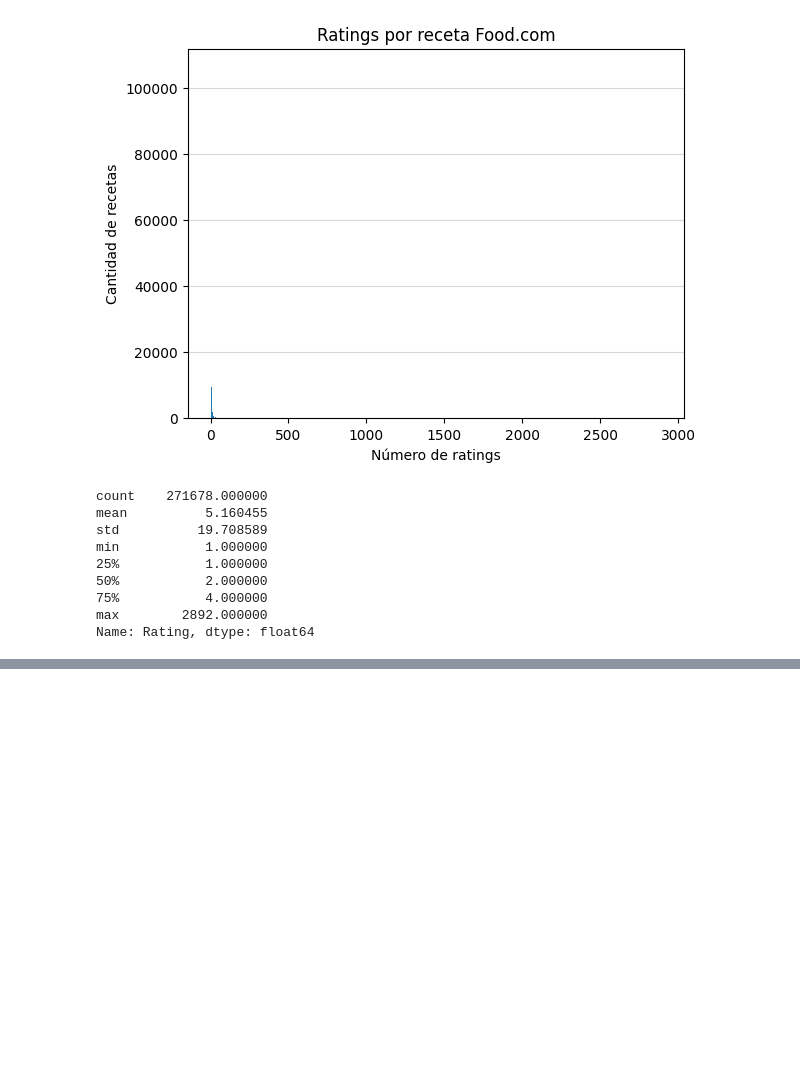
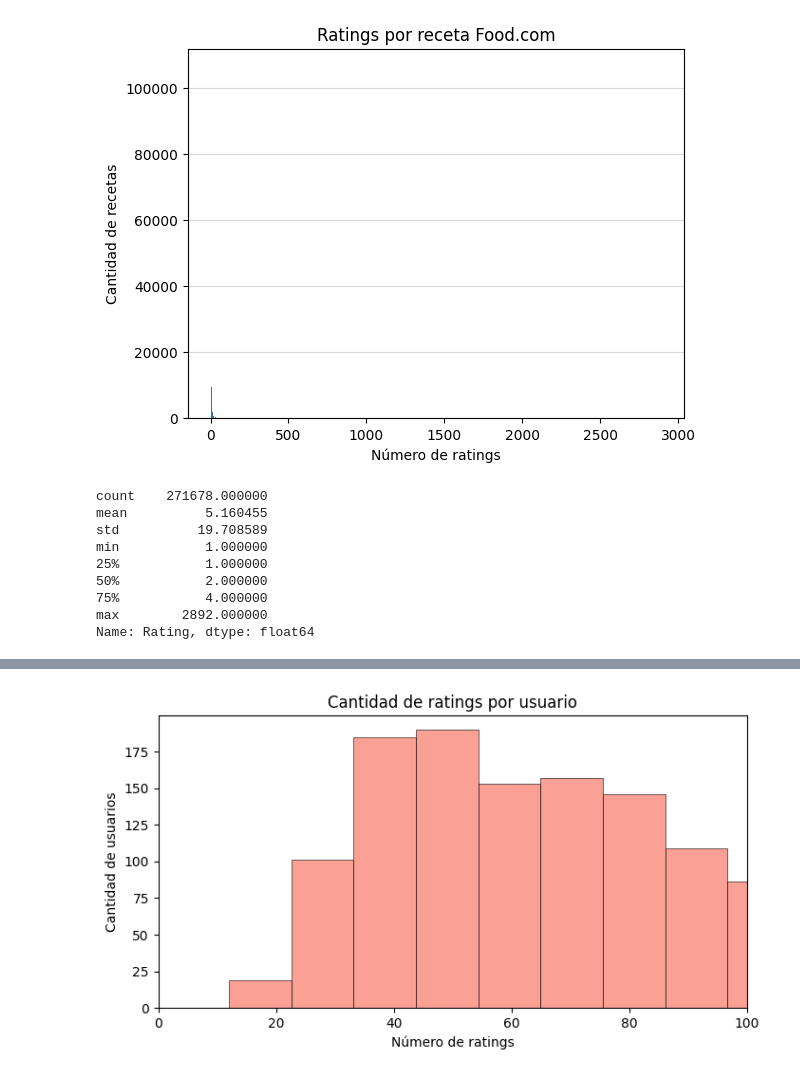
Before and after one commit to ResistorCat/recsys-project, a Jupyter notebook: analysis/main.ipynb, the cells around one changed output, grey strips where cells are left out. Saved outputs shown, nothing was run; the diff lists cells and outputs as text; code cells hidden in the pictures; blank space fills up the shorter version.

```diff
--- a/analysis/main.ipynb
+++ b/analysis/main.ipynb
@@ -297,0 +385,12 @@ Name: Rating, dtype: float64
+# %%
+user_rating_counts = df_user_course.groupby("user_id").size()
+
+plt.figure(figsize=(8, 4))
+sns.histplot(user_rating_counts, bins=100, color="salmon")
+plt.title("Cantidad de ratings por usuario")
+plt.xlabel("Número de ratings")
+plt.ylabel("Cantidad de usuarios")
+plt.xlim(0, 100)
+plt.show()
+# %% [output]
+[figure, added]
```
Also changed, not shown: parts of 25 cells of this notebook.
